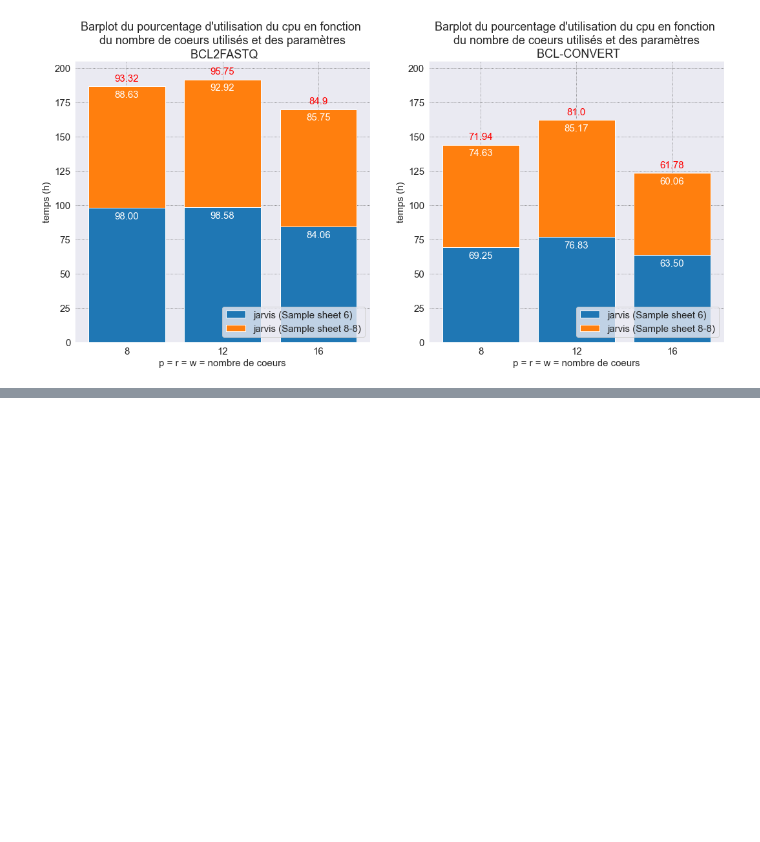
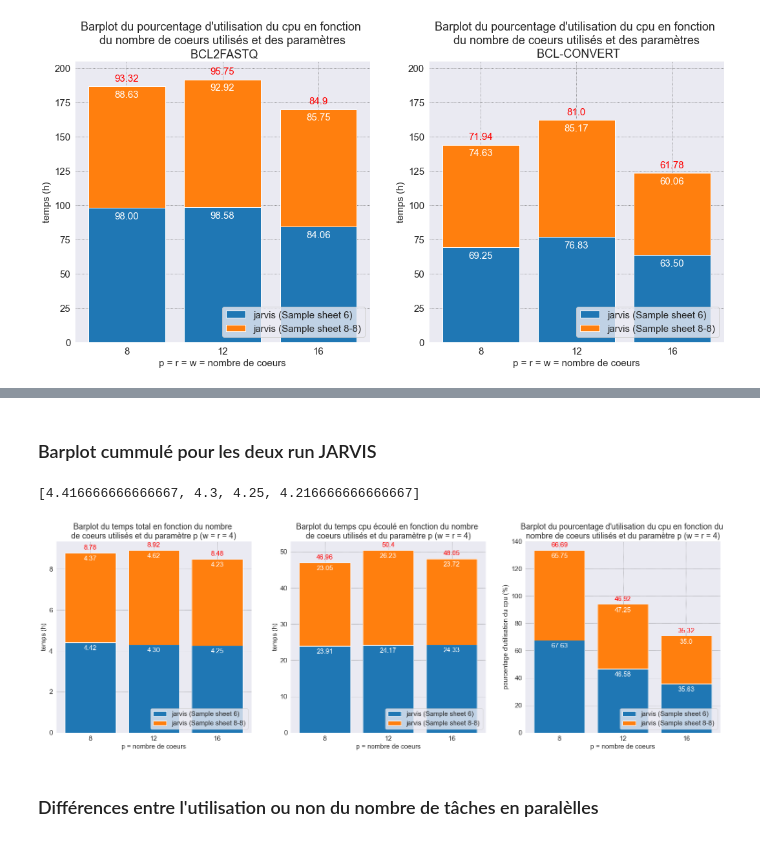
Before and after one commit to w2994a/cahier_labo_cns, a Jupyter notebook: bcl2fastq_bcl-convert/notebook_bcl2fastq_vs_bcl-convert.ipynb, the cells around one changed output, grey strips where cells are left out. Saved outputs shown, nothing was run; the diff lists cells and outputs as text; code cells hidden in the pictures; blank space fills up the shorter version.

Commit message:
Add tesst of parallel tasks for bcl-convert

```diff
--- a/bcl2fastq_bcl-convert/notebook_bcl2fastq_vs_bcl-convert.ipynb
+++ b/bcl2fastq_bcl-convert/notebook_bcl2fastq_vs_bcl-convert.ipynb
@@ -915,0 +927,68 @@ plt.savefig("img/barplot_pourcnetage_cpu_comp.png", transparent=False);
+# %%
+time_jarvis = [bcl_convert2["temps écoulé (h)"][i][:] for i in range(len(bcl_convert2))]
+time_jarvis = [time.split(" + ") for time in time_jarvis]
+time_jarvis_1 = [time[0] for time in time_jarvis]
+time_jarvis_2 = [time[1] for time in time_jarvis]
+time_jarvis_1 = [(float(time[0:2]) + float(time[3:5])/60) for time in time_jarvis_1]
+time_jarvis_2 = [(float(time[0:2]) + float(time[3:5])/60) for time in time_jarvis_2]
+time_jarvis_sum = np.array(time_jarvis_1) + np.array(time_jarvis_2)
+
+cpu_jarvis = [bcl_convert2["utilisation cpu (%)"][i] for i in range(len(bcl_convert2))]
+cpu_jarvis = [cpu_perc.split(" + ") for cpu_perc in cpu_jarvis]
+cpu_jarvis_1 = [float(time[0]) for time in cpu_jarvis]
+cpu_jarvis_2 = [float(time[1]) for time in cpu_jarvis]
+cpu_jarvis_sum = (np.array(cpu_jarvis_1) + np.array(cpu_jarvis_2))/2
+
+cpu_time_jarvis = [bcl_convert2["temps cpu"][i] for i in range(len(bcl_convert2))]
+cpu_time_jarvis = [cpu_time.split(" + ") for cpu_time in cpu_time_jarvis]
+cpu_time_jarvis_1 = np.array([float(cpu_time[0]) for cpu_time in cpu_time_jarvis])/3600
+cpu_time_jarvis_2 = np.array([float(cpu_time[1]) for cpu_time in cpu_time_jarvis])/3600
+cpu_time_jarvis_sum = cpu_time_jarvis_1 + cpu_time_jarvis_2
+# %% [markdown]
+### Barplot cummulé pour les deux run JARVIS
+# %%
+time_jarvis_1
+# %% [output]
+[4.416666666666667, 4.3, 4.25, 4.216666666666667]
+# %%
+sns.set_style("darkgrid", {"grid.color": ".4", "grid.linestyle": ":"})
+fig, ax = plt.subplots(nrows=1, ncols=3, figsize=(27, 8))
+ax = ax.ravel()
+labels = ["8", "12", "16"]
+plt.rc("font", size=15)
+
+bar1 = ax[0].bar(labels, time_jarvis_1[0:-1], label="jarvis (Sample sheet 6)")
+bar2 = ax[0].bar(labels, time_jarvis_2[0:-1], bottom=time_jarvis_1[0:-1], label="jarvis (Sample sheet 8-8)")
+ax[0].set_title("Barplot du temps total en fonction du nombre \nde coeurs utilisés et du paramètre p (w = r = 4)")
+ax[0].set_xlabel("p = nombre de coeurs")
+ax[0].set_ylabel("temps (h)")
+ax[0].bar_label(bar1, padding=-20, fmt="%.2f", color="white")
+ax[0].bar_label(bar2, labels=np.round(time_jarvis_2[0:-1], 2), padding=-20, fmt="%.2f", color="white")
+ax[0].bar_label(bar2, labels=np.round(time_jarvis_sum[0:-1], 2), padding=5, fmt="%.2f", color="red")
+ax[0].legend(loc=4)
+
+bar3 = ax[1].bar(labels, cpu_time_jarvis_1[0:-1], label="jarvis (Sample sheet 6)")
+bar4 = ax[1].bar(labels, cpu_time_jarvis_2[0:-1], bottom=cpu_time_jarvis_1[0:-1], label="jarvis (Sample sheet 8-8)")
+ax[1].set_title("Barplot du temps cpu écoulé en fonction du nombre \nde coeurs utilisés et du paramètre p (w = r = 4)")
+ax[1].set_xlabel("p = nombre de coeurs")
+ax[1].set_ylabel("temps (h)")
+ax[1].bar_label(bar3, padding=-20, fmt="%.2f", color="white")
+ax[1].bar_label(bar4, labels=np.round(cpu_time_jarvis_2[0:-1], 2), padding=-20, fmt="%.2f", color="white")
+ax[1].bar_label(bar4, labels=np.round(cpu_time_jarvis_sum[0:-1], 2), padding=5, fmt="%.2f", color="red")
+ax[1].legend(loc=4)
+
+bar5 = ax[2].bar(labels, cpu_jarvis_1[0:-1], label="jarvis (Sample sheet 6)")
+bar6 = ax[2].bar(labels, cpu_jarvis_2[0:-1], bottom=cpu_jarvis_1[0:-1], label="jarvis (Sample sheet 8-8)")
+ax[2].set_title("Barplot du pourcentage d'utilisation du cpu en fonction du \nnombre de coeurs utilisés et du paramètre p (w = r = 4)")
+ax[2].set_xlabel("p = nombre de coeurs")
+ax[2].set_ylabel("pourcentage d'utilisation du cpu (%)")
+ax[2].bar_label(bar5, padding=-20, fmt="%.2f", color="white")
+ax[2].bar_label(bar6, labels=np.round(cpu_jarvis_2[0:-1], 2), padding=-20, fmt="%.2f", color="white")
+ax[2].bar_label(bar6, labels=np.round(cpu_jarvis_sum[0:-1], 2), padding=5, fmt="%.2f", color="red")
+ax[2].legend(loc=4)
+
+plt.savefig("img/barplot_cum_bcl-convert2.png", transparent=False);
+# %% [output]
+[figure, added]
+# %% [markdown]
+### Différences entre l'utilisation ou non du nombre de tâches en paralèlles
```
Also changed, not shown: parts of 9 cells of this notebook, 3 other files.
